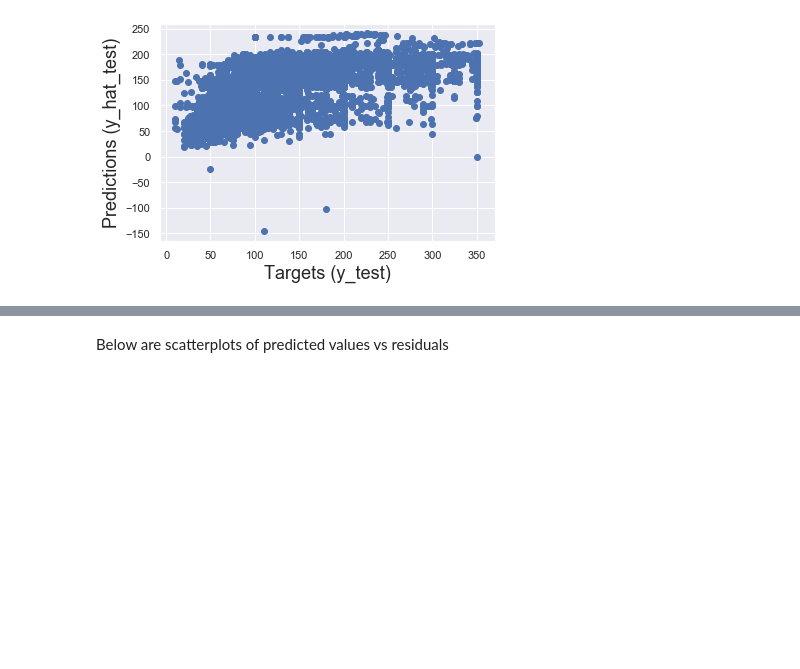
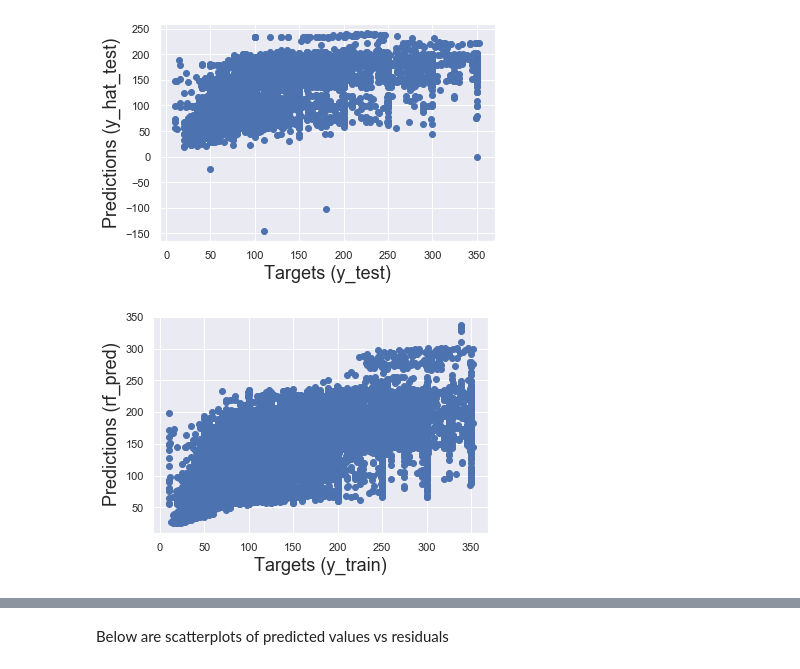
Before and after one commit to kinlongsun/Mini-Project-1, a Jupyter notebook: Capstone Project 1/CP1_In-Depth Analysis.ipynb, the cells around one changed output, grey strips where cells are left out. Drawn from its saved outputs; the diff is of its cells as text; code cells hidden in the pictures; blank space fills up the shorter version.

```diff
--- a/Capstone Project 1/CP1_In-Depth Analysis.ipynb
+++ b/Capstone Project 1/CP1_In-Depth Analysis.ipynb
@@ -305,0 +411,17 @@ print(lasso_test_mape)
+# %%
+from sklearn.model_selection import GridSearchCV
+# Create the parameter grid based on the results of random search
+param_grid = {
+    'bootstrap': [True],
+    'max_depth': [8, 10, 12],
+    'min_samples_leaf': [1, 2],
+    'min_samples_split': [4, 5, 6],
+    'n_estimators': [100, 200, 1600]
+}
+
+# Create a based model
+rf2 = RandomForestRegressor()
+# Instantiate the grid search model
+grid_search = GridSearchCV(estimator = rf2, param_grid = param_grid, cv = 3, n_jobs = -1, verbose = 2)
+# %%
+grid_search.fit(x_train, y_train)
@@ -305,0 +459,2 @@ print(lasso_test_mape)
+# %%
+best_grid = grid_search.best_estimator_
@@ -305,0 +491,5 @@ print(lasso_test_mape)
+# %%
+#RMSE
+rf_pred = best_grid.predict(x_train)
+rf_train_rmse = mean_squared_error(y_train, rf_pred, squared=False)
+print(rf_train_rmse)
@@ -371,3 +561,10 @@ plt.ylabel('Predictions (y_hat_test)',size=18)
 plt.show()
 # %% [output]
 [figure]
+# %%
+plt.scatter(y_train, rf_pred)
+plt.xlabel('Targets (y_train)',size=18)
+plt.ylabel('Predictions (rf_pred)',size=18)
+plt.show()
+# %% [output]
+[figure, added]
```
Also changed, not shown: parts of 50 cells of this notebook.
